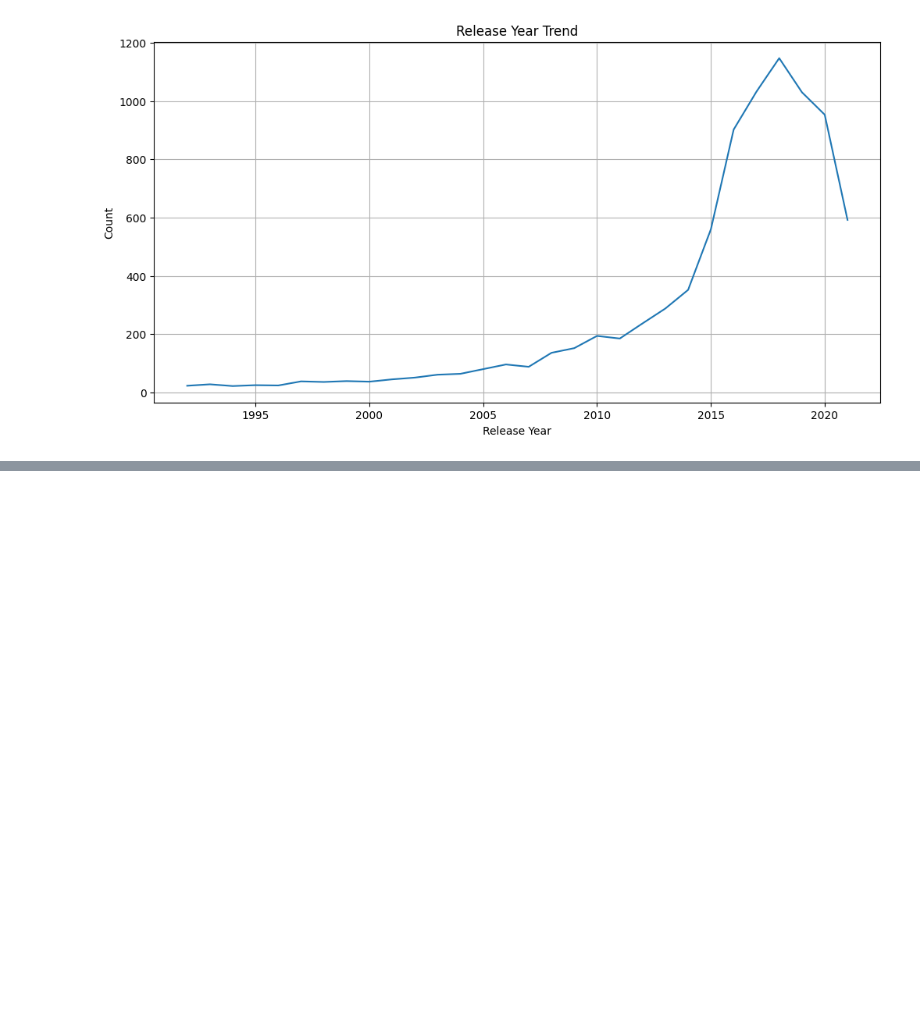
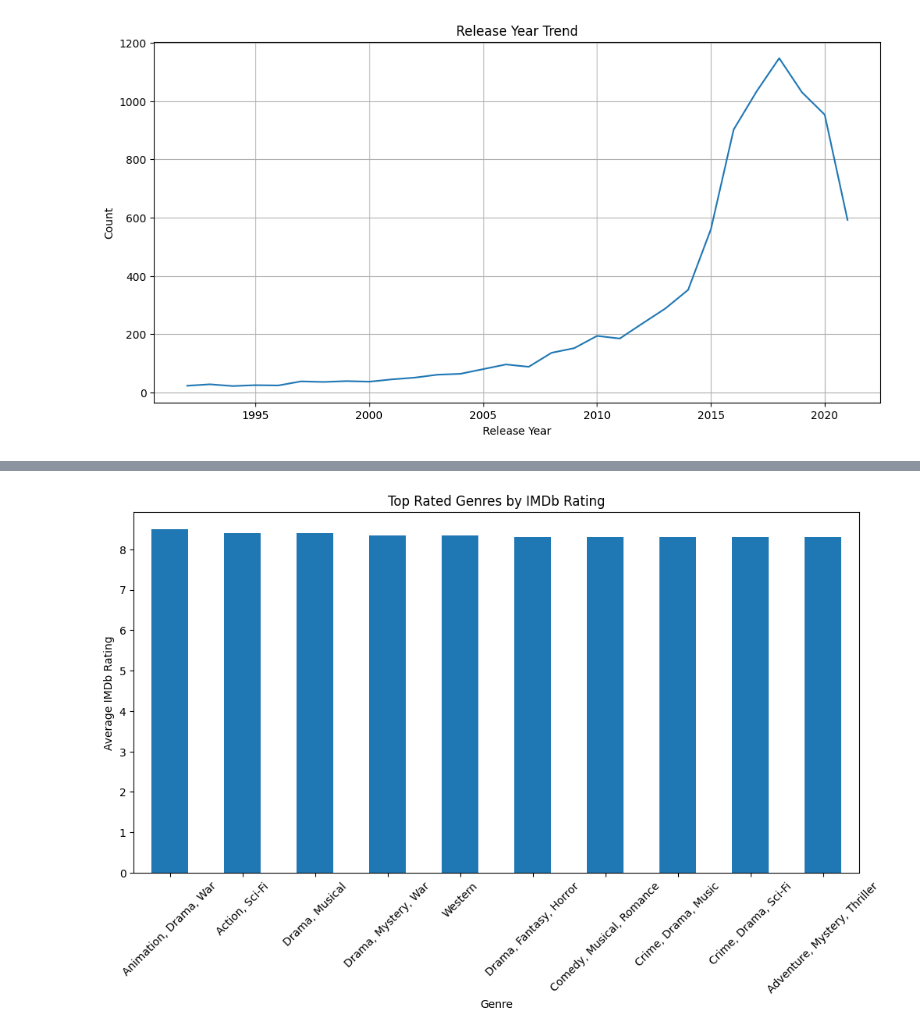
Before and after one commit to vaishya2811/Netflix-Social-Trend-Analytics, a Jupyter notebook: python_analysis/netflix_analysis.ipynb, the cells around one changed output, grey strips where cells are left out. Cells and saved outputs as stored; diff of their text form; code cells hidden in the pictures; blank space fills up the shorter version.

Commit message:
Added IMDb trend and popularity analysis

```diff
--- a/python_analysis/netflix_analysis.ipynb
+++ b/python_analysis/netflix_analysis.ipynb
@@ -358,0 +403,6 @@ netflix_df.to_csv("../datasets/netflix_cleaned.csv", index=False)
+# %%
+imdb_df = imdb_df.drop_duplicates()
+imdb_df['Gross'] = imdb_df['Gross'].fillna('Unknown')
+imdb_df['Meta_score'] = imdb_df['Meta_score'].fillna(imdb_df['Meta_score'].median())
+imdb_df['Certificate'] = imdb_df['Certificate'].fillna('Not Rated')
+imdb_df.isnull().sum()
@@ -358,0 +427,20 @@ netflix_df.to_csv("../datasets/netflix_cleaned.csv", index=False)
+# %%
+genre_ratings = imdb_df.groupby('Genre')['IMDB_Rating'].mean().sort_values(ascending=False).head(10)
+
+genre_ratings
+
+plt.figure(figsize=(12,6))
+
+genre_ratings.plot(kind='bar')
+
+plt.title('Top Rated Genres by IMDb Rating')
+
+plt.xlabel('Genre')
+
+plt.ylabel('Average IMDb Rating')
+
+plt.xticks(rotation=45)
+
+plt.show()
+# %% [output]
+[figure, added]
```
Also changed, not shown: parts of 7 cells of this notebook.
